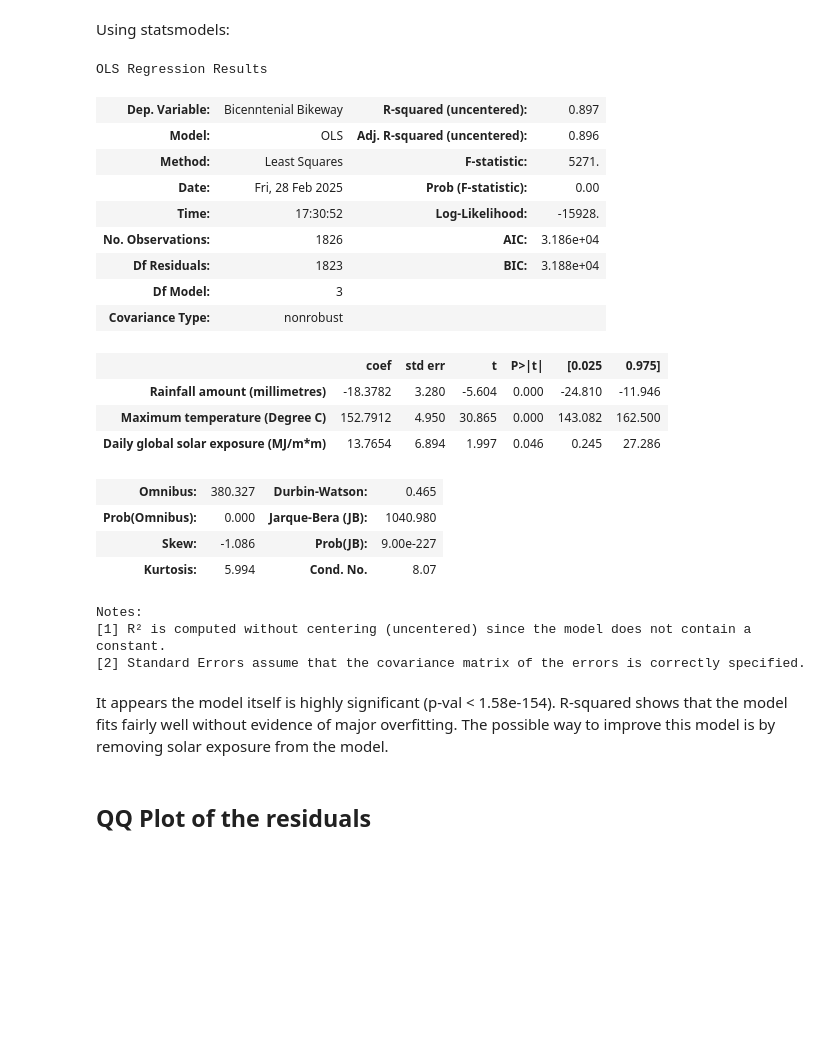
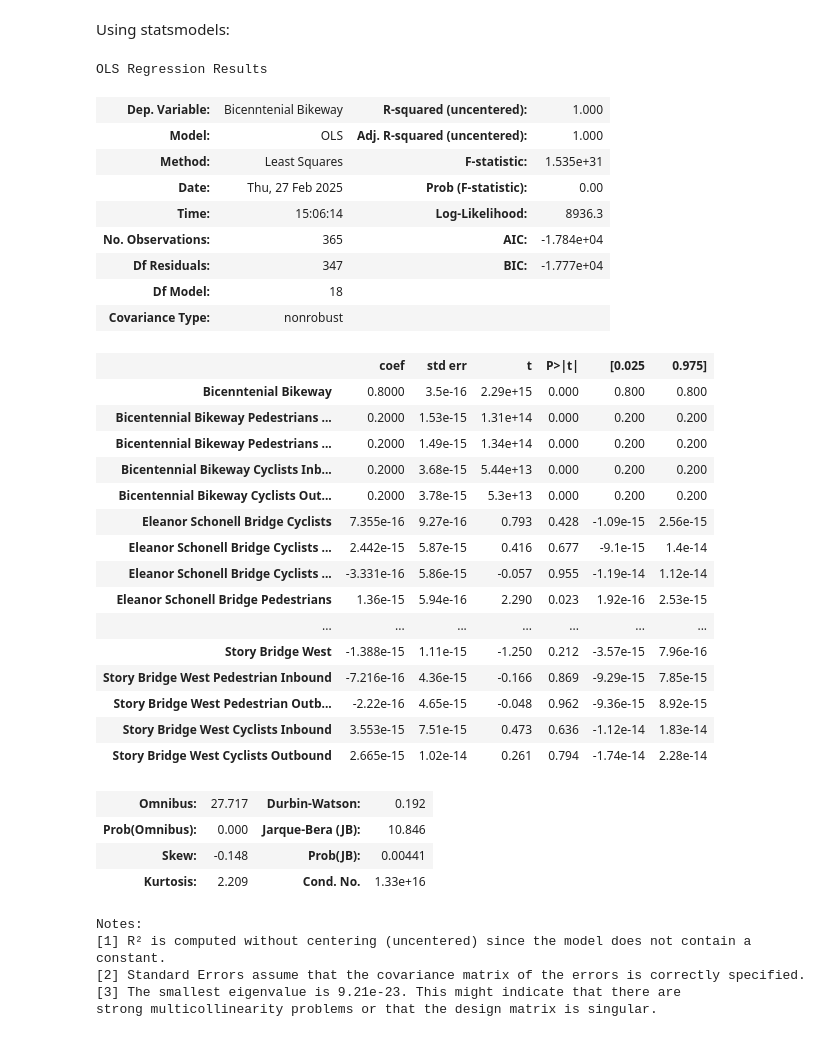
Before and after one commit to aidanlockwood20/CAB420-Codebase, a Jupyter notebook: week_1/week_1.ipynb, the cells around one changed output. Drawn from its saved outputs; the diff is of its cells as text; code cells hidden in the pictures; blank space fills up the shorter version.

```diff
--- a/week_1/week_1.ipynb
+++ b/week_1/week_1.ipynb
@@ -249,29 +185,39 @@ y_train
 # %%
-statsmodels_lm = sm.OLS(y_train, x_train).fit()
+statsmodels_lm = sm.OLS(y, X).fit()
 statsmodels_lm.summary()
 # %% [output]
 OLS Regression Results
-| Dep. Variable: | Bicenntenial Bikeway | R-squared (uncentered): | 0.897 |
-| Model: | OLS | Adj. R-squared (uncentered): | 0.896 |
-| Method: | Least Squares | F-statistic: | 5271. |
-| Date: | Fri, 28 Feb 2025 | Prob (F-statistic): | 0.00 |
-| Time: | 17:30:52 | Log-Likelihood: | -15928. |
-| No. Observations: | 1826 | AIC: | 3.186e+04 |
-| Df Residuals: | 1823 | BIC: | 3.188e+04 |
-| Df Model: | 3 |  |  |
+| Dep. Variable: | Bicenntenial Bikeway | R-squared (uncentered): | 1.000 |
+| Model: | OLS | Adj. R-squared (uncentered): | 1.000 |
+| Method: | Least Squares | F-statistic: | 1.535e+31 |
+| Date: | Thu, 27 Feb 2025 | Prob (F-statistic): | 0.00 |
+| Time: | 15:06:14 | Log-Likelihood: | 8936.3 |
+| No. Observations: | 365 | AIC: | -1.784e+04 |
+| Df Residuals: | 347 | BIC: | -1.777e+04 |
+| Df Model: | 18 |  |  |
 | Covariance Type: | nonrobust |  |  |
 |  | coef | std err | t | P>|t| | [0.025 | 0.975] |
-| Rainfall amount (millimetres) | -18.3782 | 3.280 | -5.604 | 0.000 | -24.810 | -11.946 |
-| Maximum temperature (Degree C) | 152.7912 | 4.950 | 30.865 | 0.000 | 143.082 | 162.500 |
-| Daily global solar exposure (MJ/m*m) | 13.7654 | 6.894 | 1.997 | 0.046 | 0.245 | 27.286 |
+| Bicenntenial Bikeway | 0.8000 | 3.5e-16 | 2.29e+15 | 0.000 | 0.800 | 0.800 |
+| Bicentennial Bikeway Pedestrians ... | 0.2000 | 1.53e-15 | 1.31e+14 | 0.000 | 0.200 | 0.200 |
+| Bicentennial Bikeway Pedestrians ... | 0.2000 | 1.49e-15 | 1.34e+14 | 0.000 | 0.200 | 0.200 |
+| Bicentennial Bikeway Cyclists Inb... | 0.2000 | 3.68e-15 | 5.44e+13 | 0.000 | 0.200 | 0.200 |
+| Bicentennial Bikeway Cyclists Out... | 0.2000 | 3.78e-15 | 5.3e+13 | 0.000 | 0.200 | 0.200 |
+| Eleanor Schonell Bridge Cyclists | 7.355e-16 | 9.27e-16 | 0.793 | 0.428 | -1.09e-15 | 2.56e-15 |
+| Eleanor Schonell Bridge Cyclists ... | 2.442e-15 | 5.87e-15 | 0.416 | 0.677 | -9.1e-15 | 1.4e-14 |
+| Eleanor Schonell Bridge Cyclists ... | -3.331e-16 | 5.86e-15 | -0.057 | 0.955 | -1.19e-14 | 1.12e-14 |
+| Eleanor Schonell Bridge Pedestrians | 1.36e-15 | 5.94e-16 | 2.290 | 0.023 | 1.92e-16 | 2.53e-15 |
+| ... | ... | ... | ... | ... | ... | ... |
+| Story Bridge West | -1.388e-15 | 1.11e-15 | -1.250 | 0.212 | -3.57e-15 | 7.96e-16 |
+| Story Bridge West Pedestrian Inbound | -7.216e-16 | 4.36e-15 | -0.166 | 0.869 | -9.29e-15 | 7.85e-15 |
+| Story Bridge West Pedestrian Outb... | -2.22e-16 | 4.65e-15 | -0.048 | 0.962 | -9.36e-15 | 8.92e-15 |
+| Story Bridge West Cyclists Inbound | 3.553e-15 | 7.51e-15 | 0.473 | 0.636 | -1.12e-14 | 1.83e-14 |
+| Story Bridge West Cyclists Outbound | 2.665e-15 | 1.02e-14 | 0.261 | 0.794 | -1.74e-14 | 2.28e-14 |
-| Omnibus: | 380.327 | Durbin-Watson: | 0.465 |
-| Prob(Omnibus): | 0.000 | Jarque-Bera (JB): | 1040.980 |
-| Skew: | -1.086 | Prob(JB): | 9.00e-227 |
-| Kurtosis: | 5.994 | Cond. No. | 8.07 |
+| Omnibus: | 27.717 | Durbin-Watson: | 0.192 |
+| Prob(Omnibus): | 0.000 | Jarque-Bera (JB): | 10.846 |
+| Skew: | -0.148 | Prob(JB): | 0.00441 |
+| Kurtosis: | 2.209 | Cond. No. | 1.33e+16 |
 Notes:
 [1] R² is computed without centering (uncentered) since the model does not contain a constant.
 [2] Standard Errors assume that the covariance matrix of the errors is correctly specified.
+[3] The smallest eigenvalue is 9.21e-23. This might indicate that there are
+strong multicollinearity problems or that the design matrix is singular.
-# %% [markdown]
-It appears the model itself is highly significant (p-val < 1.58e-154). R-squared shows that the model fits fairly well without evidence of major overfitting. The possible way to improve this model is by removing solar exposure from the model.
-# %% [markdown]
-## QQ Plot of the residuals
```
Also changed, not shown: parts of 26 cells of this notebook, 14 other files.
